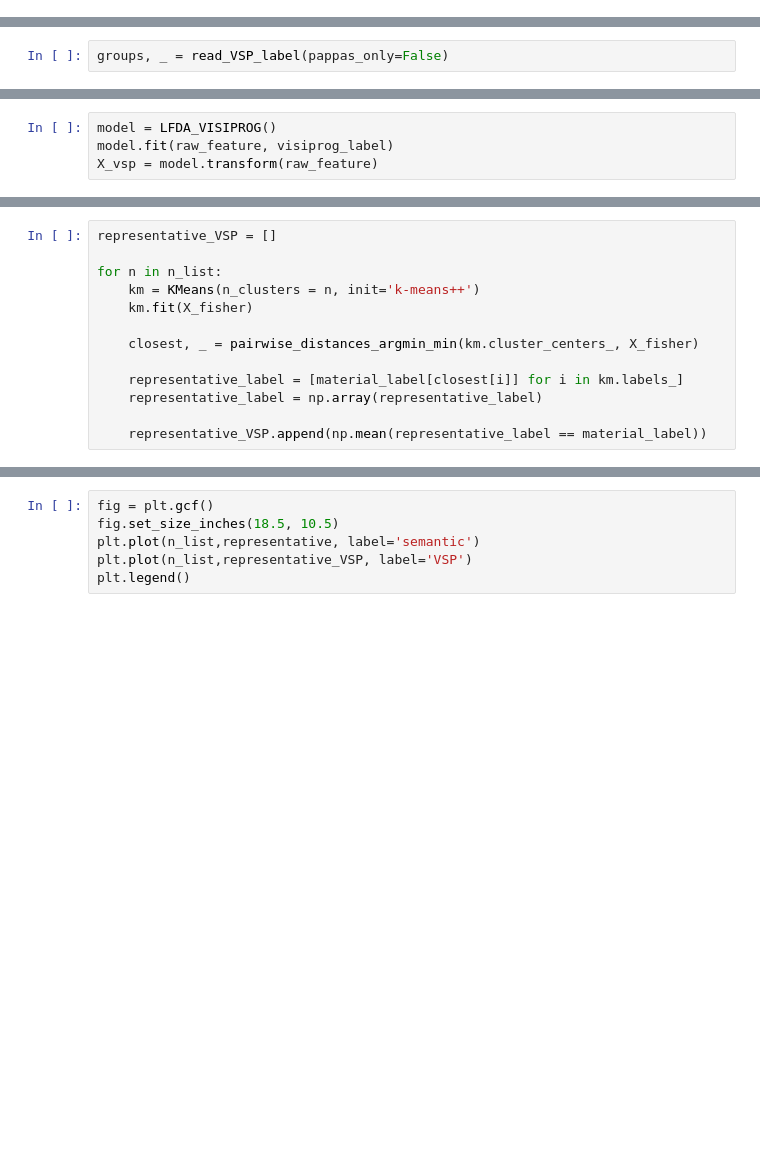
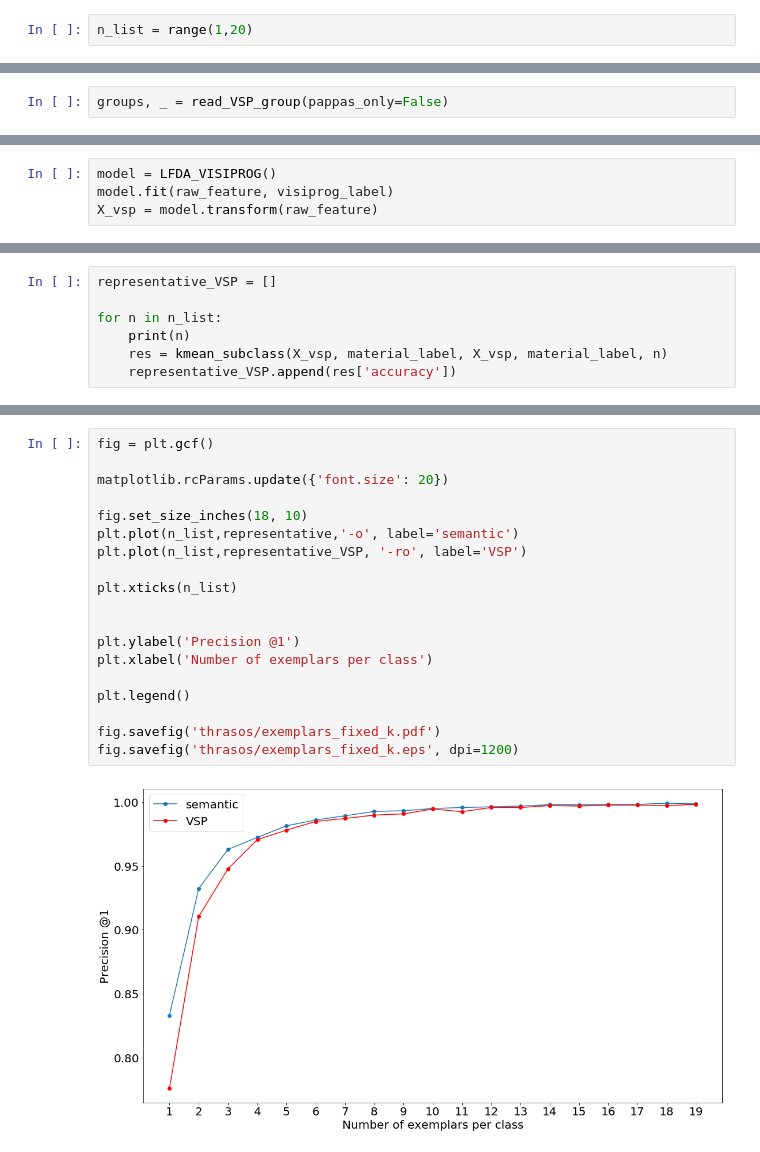
Before and after one commit to andreydung/metriclearning, a Jupyter notebook: MetricLearning-subclass.ipynb, the cells around one changed output, grey strips where cells are left out. Cells and saved outputs as stored; diff of their text form; blank space fills up the shorter version.

```diff
--- a/MetricLearning-subclass.ipynb
+++ b/MetricLearning-subclass.ipynb
@@ -64,0 +57,2 @@ for n in n_list:
+# %%
+n_list = range(1,20)
@@ -65,7 +86,7 @@ for n in n_list:
 # %% [markdown]
 # Train using ViSiProg label
 # %%
-groups, _ = read_VSP_label(pappas_only=False)
+groups, _ = read_VSP_group(pappas_only=False)
 # %%
 N = raw_feature.shape[0]
 visiprog_label = get_VSP_label(groups, N)
@@ -79,13 +102,7 @@ print(res_vsp['accuracy'])
-# %%
-representative_VSP = []
-
-for n in n_list:
-    km = KMeans(n_clusters = n, init='k-means++')
-    km.fit(X_fisher)
-
-    closest, _ = pairwise_distances_argmin_min(km.cluster_centers_, X_fisher)
-
-    representative_label = [material_label[closest[i]] for i in km.labels_]
-    representative_label = np.array(representative_label)
-
-    representative_VSP.append(np.mean(representative_label == material_label))
+# %%
+representative_VSP = []
+
+for n in n_list:
+    print(n)
+    res = kmean_subclass(X_vsp, material_label, X_vsp, material_label, n)
+    representative_VSP.append(res['accuracy'])
@@ -92,6 +129,21 @@ for n in n_list:
 # %%
 fig = plt.gcf()
-fig.set_size_inches(18.5, 10.5)
-plt.plot(n_list,representative, label='semantic')
-plt.plot(n_list,representative_VSP, label='VSP')
+
+matplotlib.rcParams.update({'font.size': 20})
+
+fig.set_size_inches(18, 10)
+plt.plot(n_list,representative,'-o', label='semantic')
+plt.plot(n_list,representative_VSP, '-ro', label='VSP')
+
+plt.xticks(n_list)
+
+
+plt.ylabel('Precision @1')
+plt.xlabel('Number of exemplars per class')
+
 plt.legend()
+
+fig.savefig('thrasos/exemplars_fixed_k.pdf')
+fig.savefig('thrasos/exemplars_fixed_k.eps', dpi=1200)
+# %% [output]
+[figure, added]
```
Also changed, not shown: parts of 6 cells of this notebook, 3 other files.
